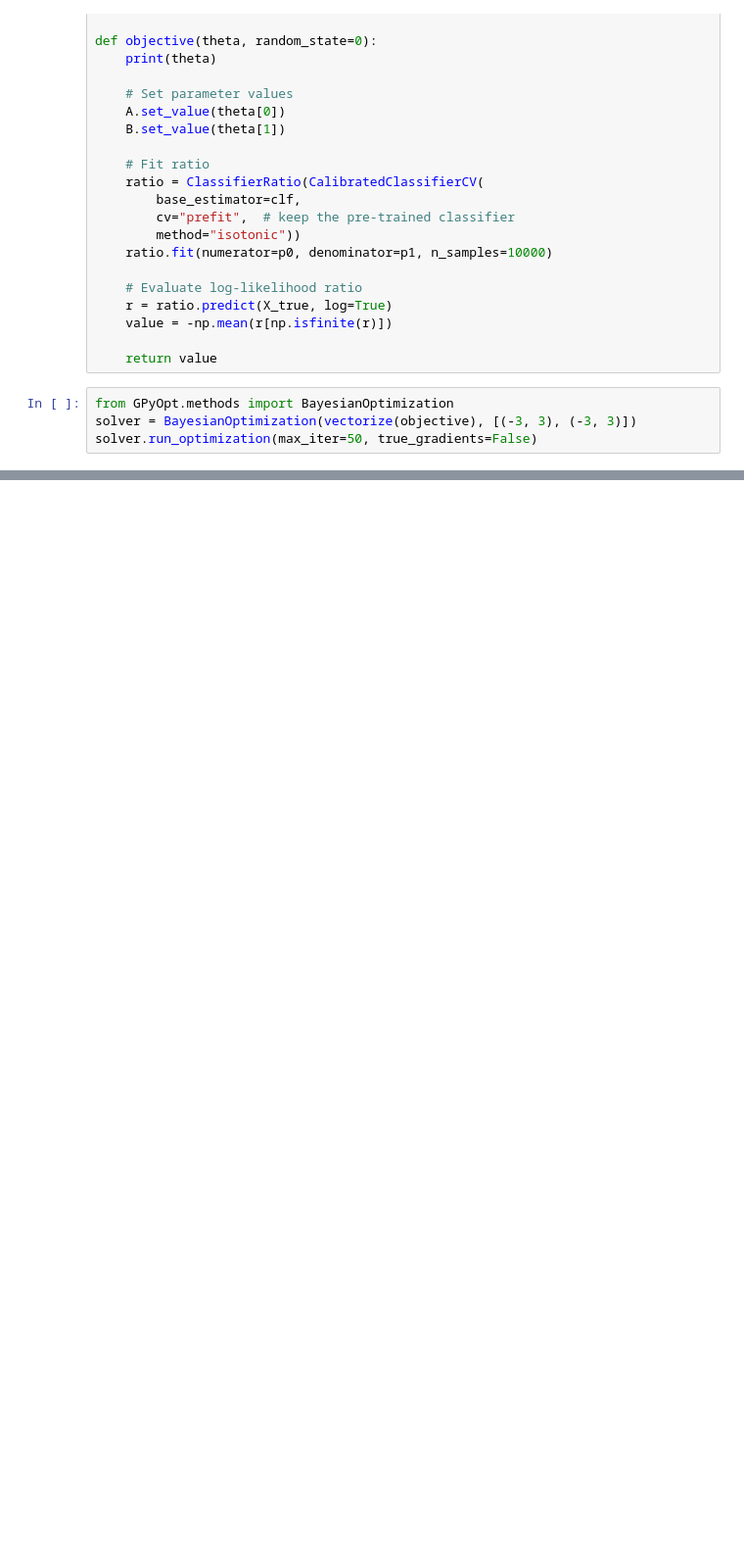
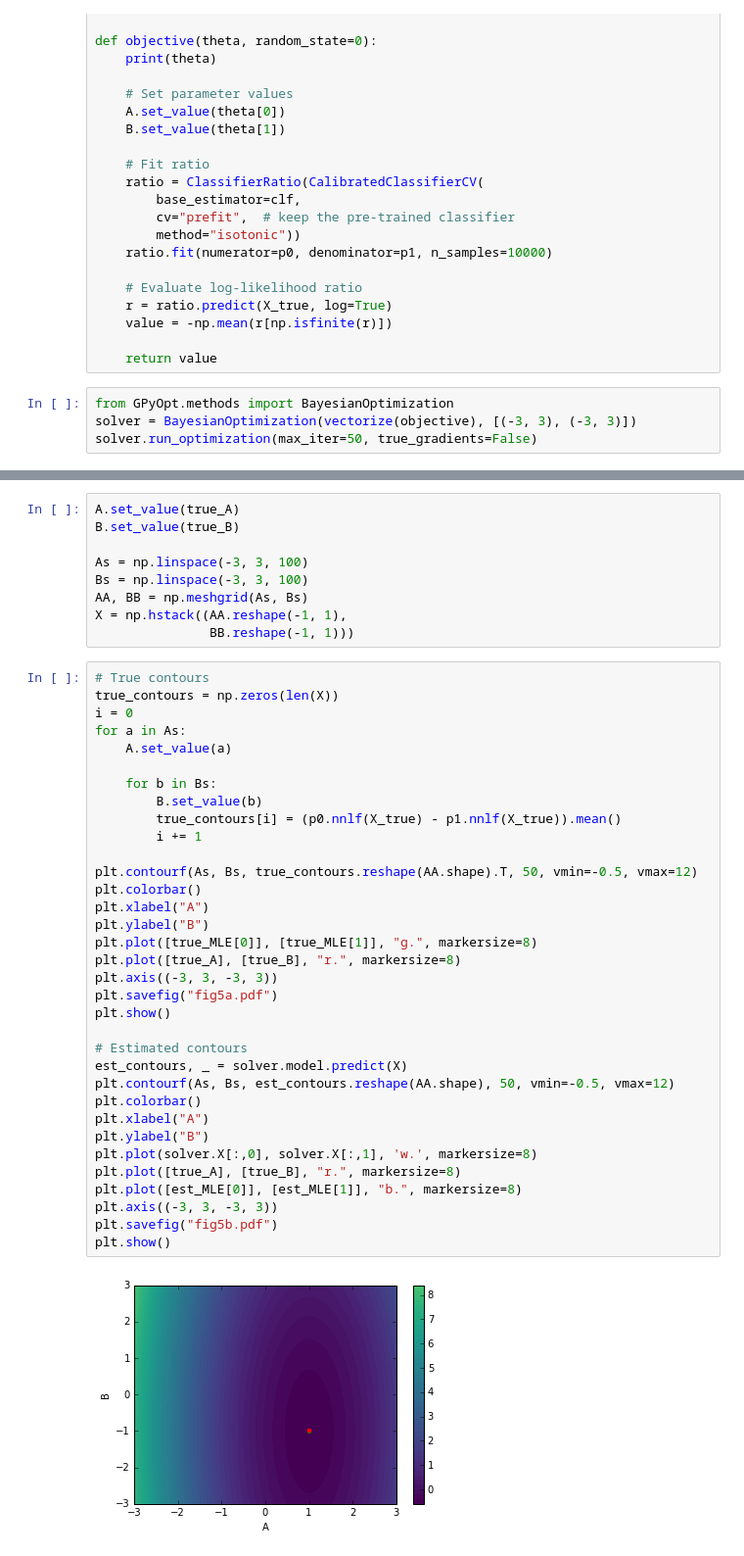
Before and after one commit to diana-hep/carl, a Jupyter notebook: examples/Inference from multi-dimensional data.ipynb, the cells around one changed output, grey strips where cells are left out. Shown at 98% size. Saved outputs shown, nothing was run; the diff lists cells and outputs as text; blank space fills up the shorter version.

```diff
--- a/examples/Inference from multi-dimensional data.ipynb
+++ b/examples/Inference from multi-dimensional data.ipynb
@@ -130,0 +146,45 @@ solver.plot_convergence()
+# %%
+A.set_value(true_A)
+B.set_value(true_B)
+
+As = np.linspace(-3, 3, 100)
+Bs = np.linspace(-3, 3, 100)
+AA, BB = np.meshgrid(As, Bs)
+X = np.hstack((AA.reshape(-1, 1),
+               BB.reshape(-1, 1)))
+# %%
+# True contours
+true_contours = np.zeros(len(X))
+i = 0
+for a in As:
+    A.set_value(a)
+
+    for b in Bs:
+        B.set_value(b)
+        true_contours[i] = (p0.nnlf(X_true) - p1.nnlf(X_true)).mean()
+        i += 1
+
+plt.contourf(As, Bs, true_contours.reshape(AA.shape).T, 50, vmin=-0.5, vmax=12)
+plt.colorbar()
+plt.xlabel("A")
+plt.ylabel("B")
+plt.plot([true_MLE[0]], [true_MLE[1]], "g.", markersize=8)
+plt.plot([true_A], [true_B], "r.", markersize=8)
+plt.axis((-3, 3, -3, 3))
+plt.savefig("fig5a.pdf")
+plt.show()
+
+# Estimated contours
+est_contours, _ = solver.model.predict(X)
+plt.contourf(As, Bs, est_contours.reshape(AA.shape), 50, vmin=-0.5, vmax=12)
+plt.colorbar()
+plt.xlabel("A")
+plt.ylabel("B")
+plt.plot(solver.X[:,0], solver.X[:,1], 'w.', markersize=8)
+plt.plot([true_A], [true_B], "r.", markersize=8)
+plt.plot([est_MLE[0]], [est_MLE[1]], "b.", markersize=8)
+plt.axis((-3, 3, -3, 3))
+plt.savefig("fig5b.pdf")
+plt.show()
+# %% [output]
+[figure, added]
```
Also changed, not shown: parts of 9 cells of this notebook, 1 other file.
